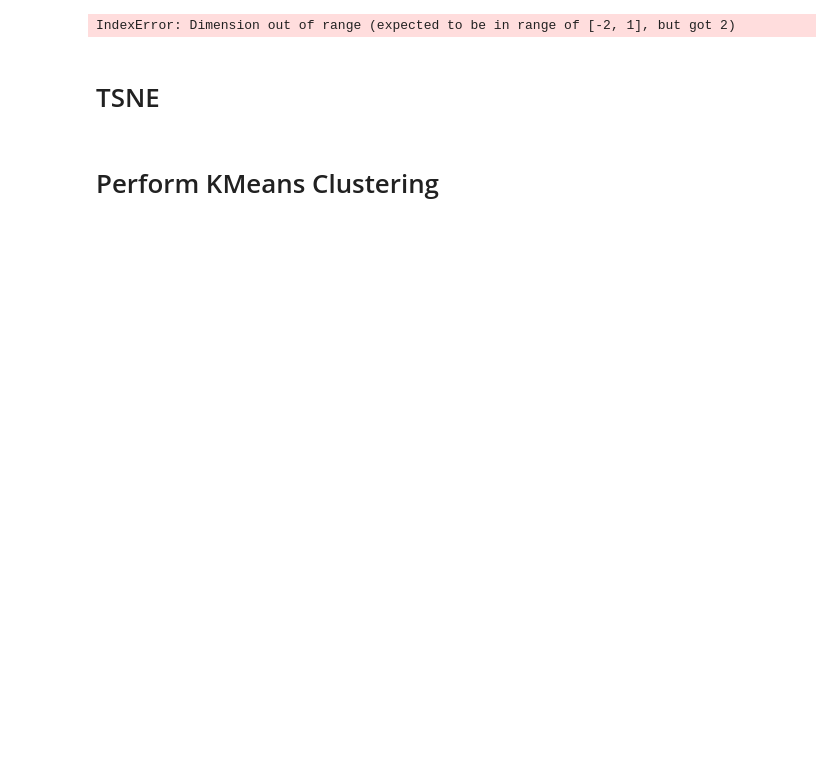
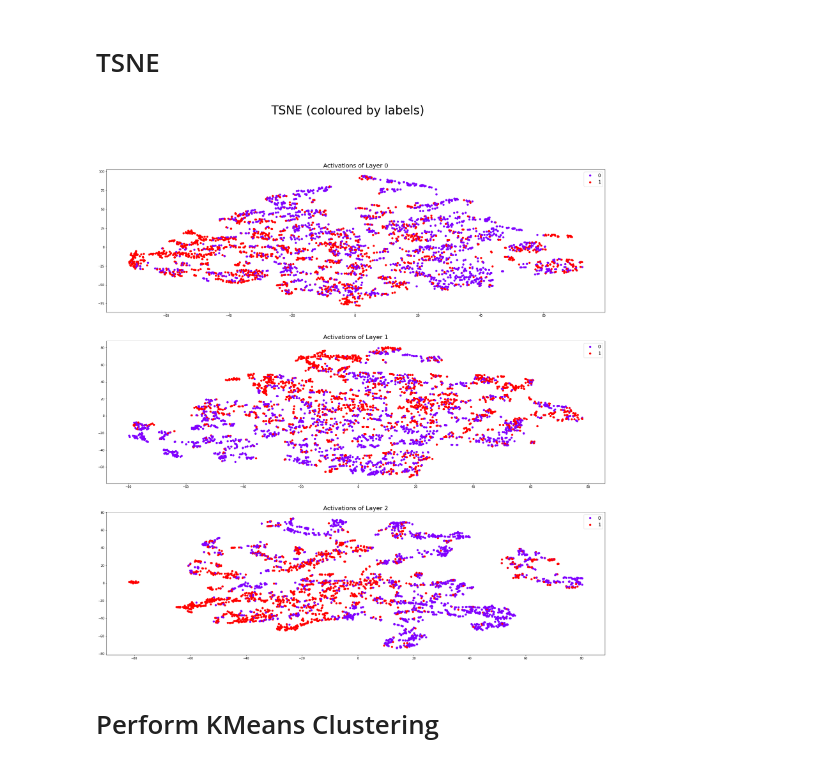
Before and after one commit to CharlotteMagister/GCExplainer, a Jupyter notebook: src/k_clustering/Mutag_Shapes.ipynb, the cells around one changed output. Saved outputs shown, nothing was run; the diff lists cells and outputs as text; code cells hidden in the pictures; blank space fills up the shorter version.

```diff
--- a/src/k_clustering/Mutag_Shapes.ipynb
+++ b/src/k_clustering/Mutag_Shapes.ipynb
@@ -178,7 +178,7 @@ def preprocess_input_graphs(graphs):
     train_set = graphs[:train_idx]
     test_set = graphs[train_idx:]
 
-    train_loader = DataLoader(train_set, batch_size=32, shuffle=True)
+    train_loader = DataLoader(train_set, batch_size=32, shuffle=False)
     test_loader = DataLoader(test_set, batch_size=32, shuffle=False)
     full_loader = DataLoader(graphs, batch_size=len(graphs), shuffle=False)
 
@@ -191,7 +191,12 @@ num_node_features = graphs.num_node_features
 num_classes = graphs.num_classes
 model = GCN(num_node_features, num_classes)
 
-load_pretrained = False
+def weights_init(m):
+    if isinstance(m, GCNConv):
+        torch.nn.init.xavier_uniform_(m.weight.data, gain=nn.init.calculate_gain("relu"))
+        torch.nn.init.uniform_(m.bias.data)
+
+load_pretrained = True
 
 if load_pretrained:
     model.load_state_dict(torch.load("models/mutagenicity_model.pkl"))
@@ -201,47 +206,48 @@ if load_pretrained:
         activation_list = pickle.loads(file.read())
 
 else:
+    model.apply(weights_init)
     train(model, train_loader, test_loader, plot=True, save=True)
-# %% [output]
-IndexError: Dimension out of range (expected to be in range of [-2, 1], but got 2)
 # %% [markdown]
 # TSNE
 # %%
-# ### Analysis
-# num_layers = len(activation_list)
-# labels = next(iter(full_loader)).y
-# k = 10
+### Analysis
+num_layers = len(activation_list)
+labels = next(iter(full_loader)).y
+k = 10
 
-# path = f"output/syn1/{k}Clusters"
-# os.makedirs(path, exist_ok=True)
+path = f"output/mutag/{k}Clusters"
+os.makedirs(path, exist_ok=True)
 
-# def plot_activation_space(data, labels, activation_type):
-#     fig, axs = plt.subplots(num_layers, 1, figsize=(30, 30))
-#     fig.suptitle(f'{activation_type} (coloured by labels)', fontsize=40)
+def plot_activation_space(data, labels, activation_type):
+    fig, axs = plt.subplots(num_layers, 1, figsize=(30, 30))
+    fig.suptitle(f'{activation_type} (coloured by labels)', fontsize=40)
 
-#     counter = 0
-#     for ax in axs:
-#         item = data[counter]
-#         ax.set_title("Activations of Layer {}".format(counter), fontsize=20)
-#         scatter = ax.scatter(item[:,0], item[:,1], c=labels, cmap='rainbow')
-#         ax.legend(handles=scatter.legend_elements()[0], labels=list(np.unique(labels)), fontsize=15)
-#         counter += 1
+    counter = 0
+    for ax in axs:
+        item = data[counter]
+        ax.set_title("Activations of Layer {}".format(counter), fontsize=20)
+        scatter = ax.scatter(item[:,0], item[:,1], c=labels, cmap='rainbow')
+        ax.legend(handles=scatter.legend_elements()[0], labels=list(np.unique(labels)), fontsize=15)
+        counter += 1
 
-#     plt.savefig(os.path.join(path, "tsne.png"))
-#     plt.show()
+    plt.savefig(os.path.join(path, "tsne.png"))
+    plt.show()
 
 
-# # TSNE conversion
-# tsne_models = []
-# tsne_data = []
-# for key in activation_list:
-#     activation = torch.squeeze(activation_list[key]).detach().numpy()
-#     tsne_model = TSNE(n_components=2)
-#     tsne_models.append(tsne_model)
-#     tsne_data.append(tsne_model.fit_transform(activation))
+# TSNE conversion
+tsne_models = []
+tsne_data = []
+for key in activation_list:
+    activation = torch.squeeze(activation_list[key]).detach().numpy()
+    tsne_model = TSNE(n_components=2)
+    tsne_models.append(tsne_model)
+    tsne_data.append(tsne_model.fit_transform(activation))
 
-# # plot tsne graphs
-# plot_activation_space(tsne_data, labels, "TSNE")
+# plot tsne graphs
+plot_activation_space(tsne_data, labels, "TSNE")
+# %% [output]
+[figure, added]
 # %% [markdown]
 # Perform KMeans Clustering
 # %%
```
Also changed, not shown: parts of 11 cells of this notebook, 5 other files.
